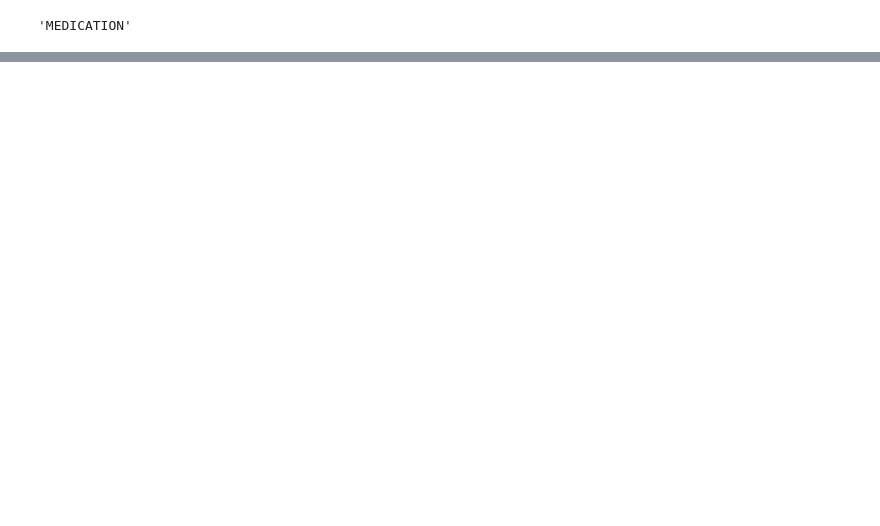
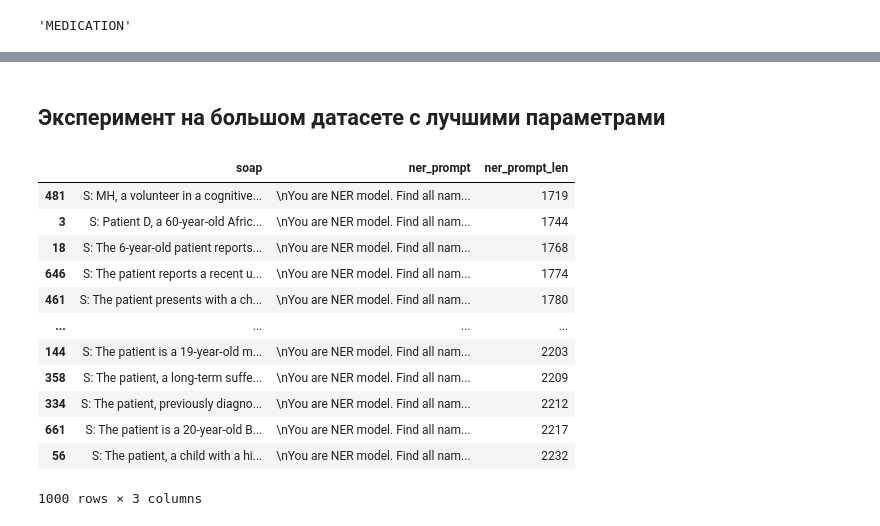
Before and after one commit to BHYCHIK/otus-llm-dz7, a Jupyter notebook: dz7.ipynb, the cells around one changed output, grey strips where cells are left out. Cells and saved outputs as stored; diff of their text form; code cells hidden in the pictures; blank space fills up the shorter version.

```diff
--- a/dz7.ipynb
+++ b/dz7.ipynb
@@ -687,0 +688,23 @@ Mean precision 0.5203304386770993 ::: Mean Recall 0.5958917920446148
+# %% [markdown]
+## Эксперимент на большом датасете с лучшими параметрами
+# %%
+examples = [d['soap'] for i, d in enumerate(dataset['train'].take(1000))]
+df = pd.DataFrame({'soap': examples})
+df['ner_prompt'] = df['soap'].apply(get_ner_prompt)
+df['ner_prompt_len'] = df['ner_prompt'].apply(get_total_tokens_in_prompt(ner_tokenizer))
+df = df.sort_values(by='ner_prompt_len')
+df
+# %% [output]
+|  | soap | ner_prompt | ner_prompt_len |
+| 481 | S: MH, a volunteer in a cognitive... | \nYou are NER model. Find all nam... | 1719 |
+| 3 | S: Patient D, a 60-year-old Afric... | \nYou are NER model. Find all nam... | 1744 |
+| 18 | S: The 6-year-old patient reports... | \nYou are NER model. Find all nam... | 1768 |
+| 646 | S: The patient reports a recent u... | \nYou are NER model. Find all nam... | 1774 |
+| 461 | S: The patient presents with a ch... | \nYou are NER model. Find all nam... | 1780 |
+| ... | ... | ... | ... |
+| 144 | S: The patient is a 19-year-old m... | \nYou are NER model. Find all nam... | 2203 |
+| 358 | S: The patient, a long-term suffe... | \nYou are NER model. Find all nam... | 2209 |
+| 334 | S: The patient, previously diagno... | \nYou are NER model. Find all nam... | 2212 |
+| 661 | S: The patient is a 20-year-old B... | \nYou are NER model. Find all nam... | 2217 |
+| 56 | S: The patient, a child with a hi... | \nYou are NER model. Find all nam... | 2232 |
+1000 rows × 3 columns
```
Also changed, not shown: parts of 14 cells of this notebook.
